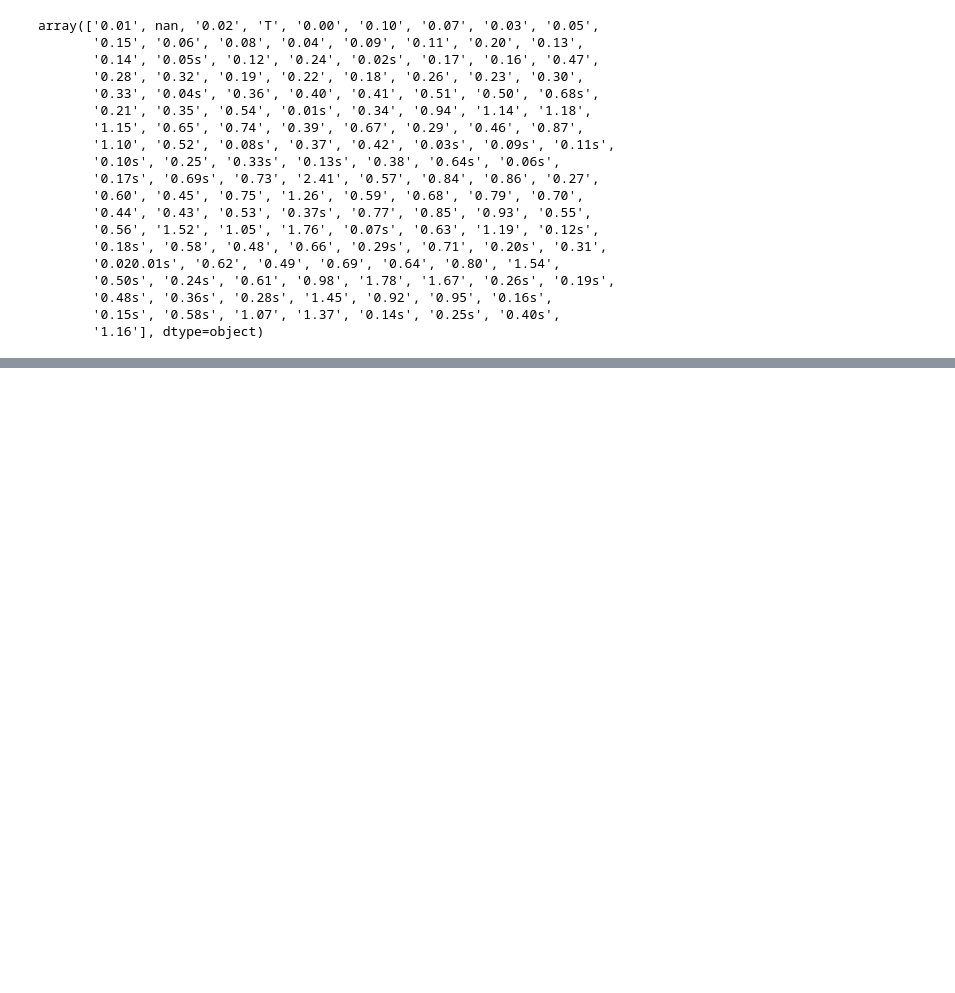
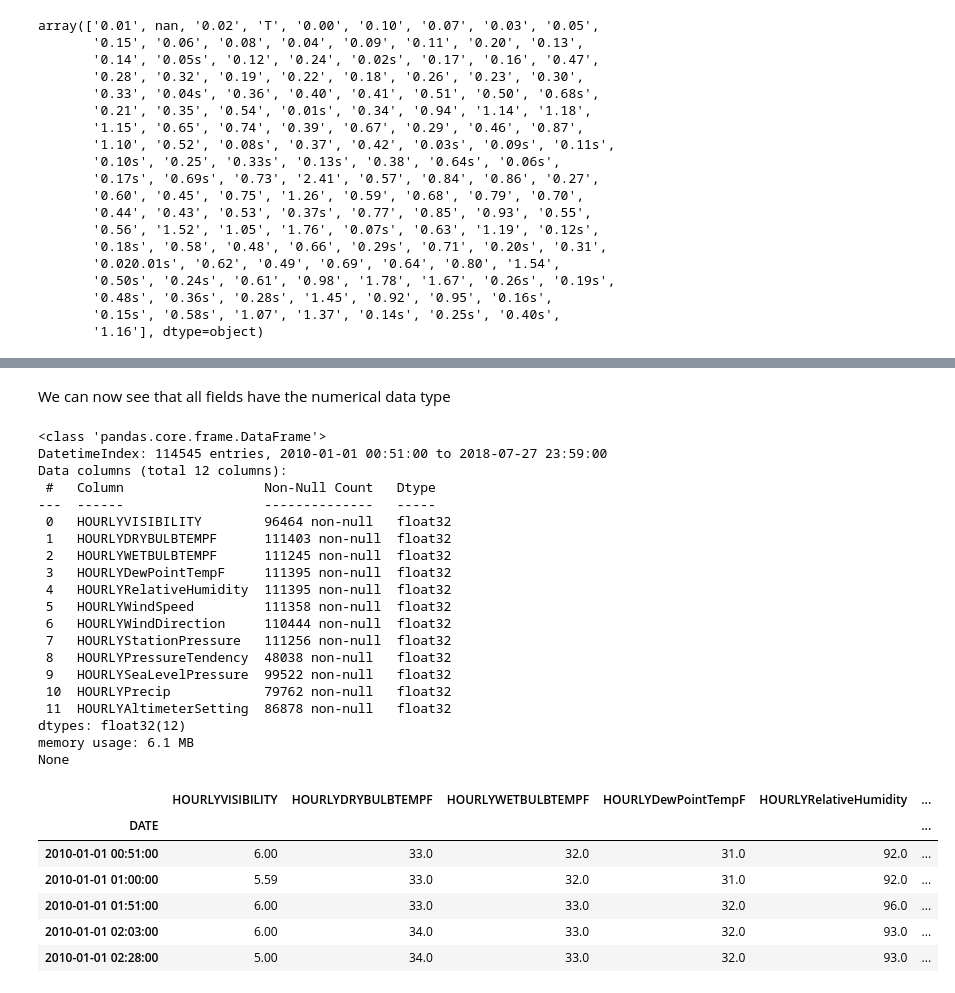
Before and after one commit to LoganMil/IBM-Data-Science-Professional-Certificate, a Jupyter notebook: 02_ToolsForDataScience/practice_NOAAWeatherData-JFK.ipynb, the cells around one changed output, grey strips where cells are left out. Drawn from its saved outputs; the diff is of its cells as text; code cells hidden in the pictures; blank space fills up the shorter version.

```diff
--- a/02_ToolsForDataScience/practice_NOAAWeatherData-JFK.ipynb
+++ b/02_ToolsForDataScience/practice_NOAAWeatherData-JFK.ipynb
@@ -176,0 +195,34 @@ array(['0.01', nan, '0.02', 'T', '0.00', '0.10', '0.07', '0.03', '0.05',
+# %% [markdown]
+We can now see that all fields have the numerical data type
+# %%
+print(data_hourly.info())
+print()
+data_hourly.head()
+# %% [output]
+<class 'pandas.core.frame.DataFrame'>
+DatetimeIndex: 114545 entries, 2010-01-01 00:51:00 to 2018-07-27 23:59:00
+Data columns (total 12 columns):
+ #   Column                  Non-Null Count   Dtype
+---  ------                  --------------   -----
+ 0   HOURLYVISIBILITY        96464 non-null   float32
+ 1   HOURLYDRYBULBTEMPF      111403 non-null  float32
+ 2   HOURLYWETBULBTEMPF      111245 non-null  float32
+ 3   HOURLYDewPointTempF     111395 non-null  float32
+ 4   HOURLYRelativeHumidity  111395 non-null  float32
+ 5   HOURLYWindSpeed         111358 non-null  float32
+ 6   HOURLYWindDirection     110444 non-null  float32
+ 7   HOURLYStationPressure   111256 non-null  float32
+ 8   HOURLYPressureTendency  48038 non-null   float32
+ 9   HOURLYSeaLevelPressure  99522 non-null   float32
+ 10  HOURLYPrecip            79762 non-null   float32
+ 11  HOURLYAltimeterSetting  86878 non-null   float32
+dtypes: float32(12)
+memory usage: 6.1 MB
+None
+|  | HOURLYVISIBILITY | HOURLYDRYBULBTEMPF | HOURLYWETBULBTEMPF | HOURLYDewPointTempF | HOURLYRelativeHumidity | ... |
+| DATE |  |  |  |  |  | ... |
+| 2010-01-01 00:51:00 | 6.00 | 33.0 | 32.0 | 31.0 | 92.0 | ... |
+| 2010-01-01 01:00:00 | 5.59 | 33.0 | 32.0 | 31.0 | 92.0 | ... |
+| 2010-01-01 01:51:00 | 6.00 | 33.0 | 33.0 | 32.0 | 96.0 | ... |
+| 2010-01-01 02:03:00 | 6.00 | 34.0 | 33.0 | 32.0 | 93.0 | ... |
+| 2010-01-01 02:28:00 | 5.00 | 34.0 | 33.0 | 32.0 | 93.0 | ... |
```
Also changed, not shown: parts of 13 cells of this notebook.
